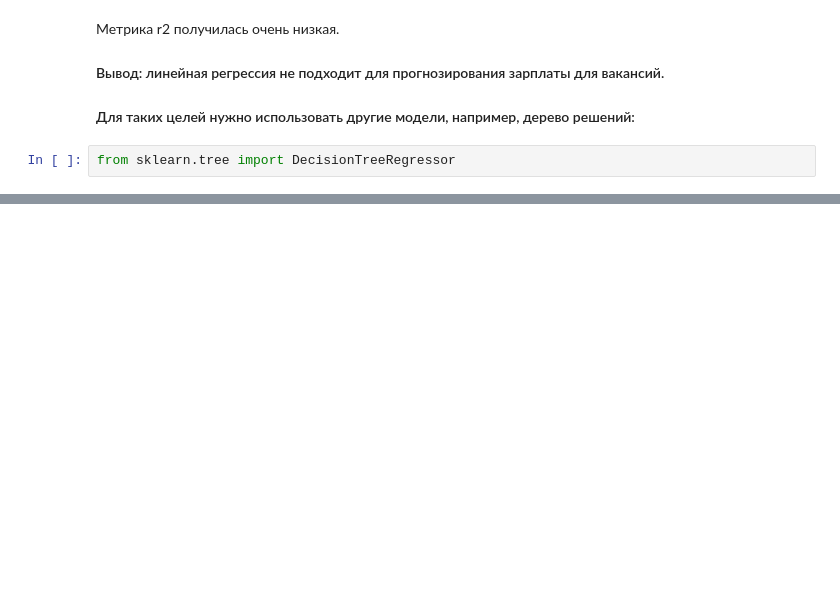
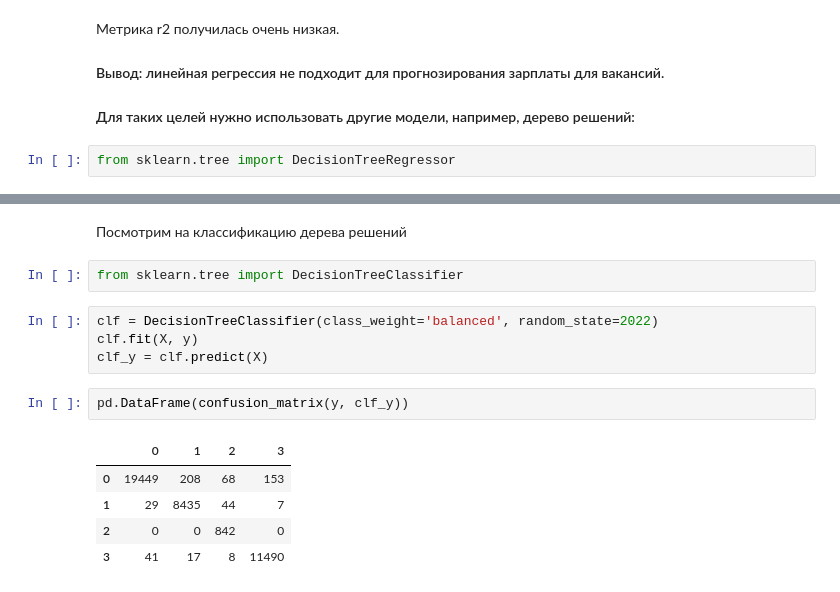
Before and after one commit to saspav/DA-104, a Jupyter notebook: Павлова_СВ_stats.ipynb, the cells around one changed output, grey strips where cells are left out. Cells and saved outputs as stored; diff of their text form; blank space fills up the shorter version.

```diff
--- a/Павлова_СВ_stats.ipynb
+++ b/Павлова_СВ_stats.ipynb
@@ -873,0 +990,16 @@ r2_score(y, DT.predict(X))
+# %% [markdown]
+Посмотрим на классификацию дерева решений
+# %%
+from sklearn.tree import DecisionTreeClassifier
+# %%
+clf = DecisionTreeClassifier(class_weight='balanced', random_state=2022)
+clf.fit(X, y)
+clf_y = clf.predict(X)
+# %%
+pd.DataFrame(confusion_matrix(y, clf_y))
+# %% [output]
+|  | 0 | 1 | 2 | 3 |
+| 0 | 19449 | 208 | 68 | 153 |
+| 1 | 29 | 8435 | 44 | 7 |
+| 2 | 0 | 0 | 842 | 0 |
+| 3 | 41 | 17 | 8 | 11490 |
```
Also changed, not shown: parts of 32 cells of this notebook.
